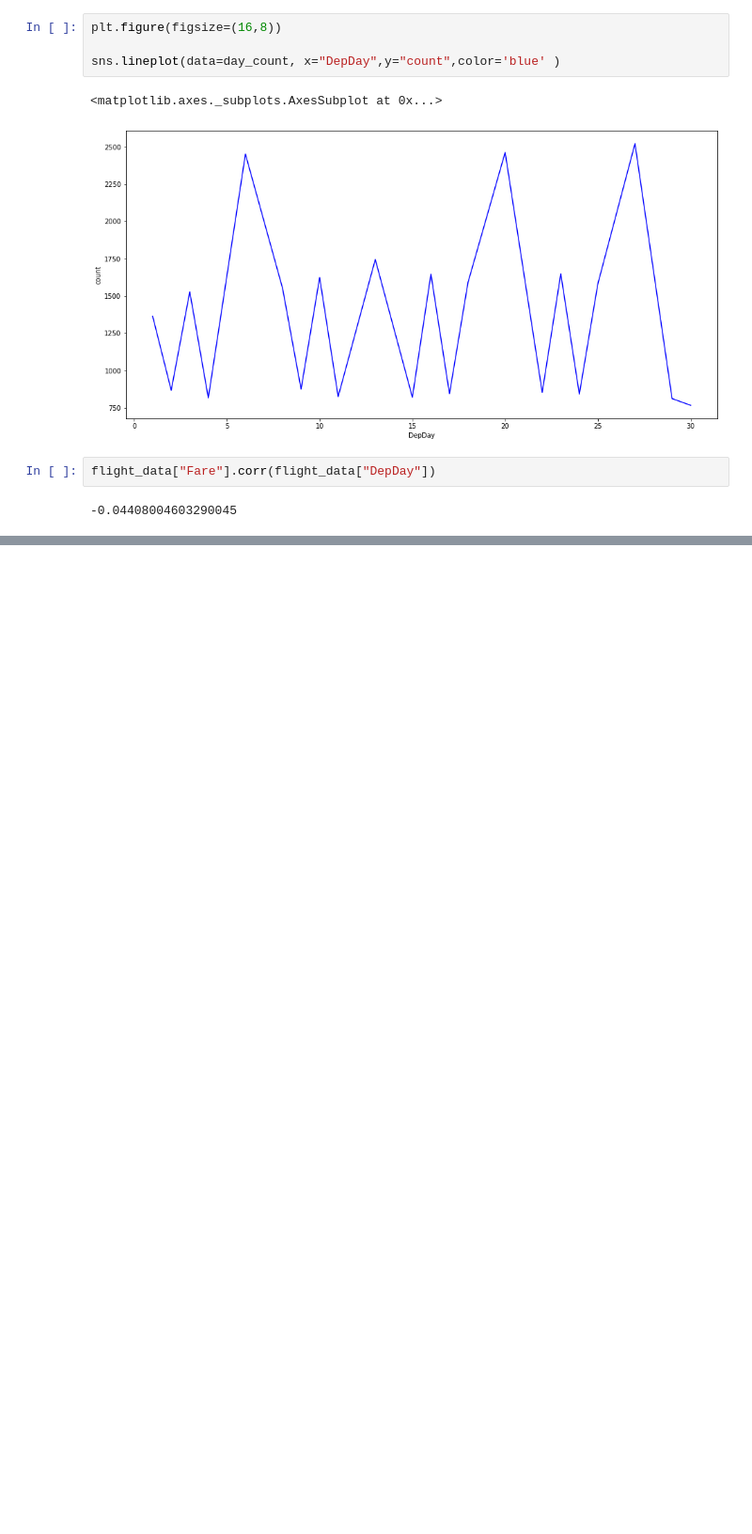
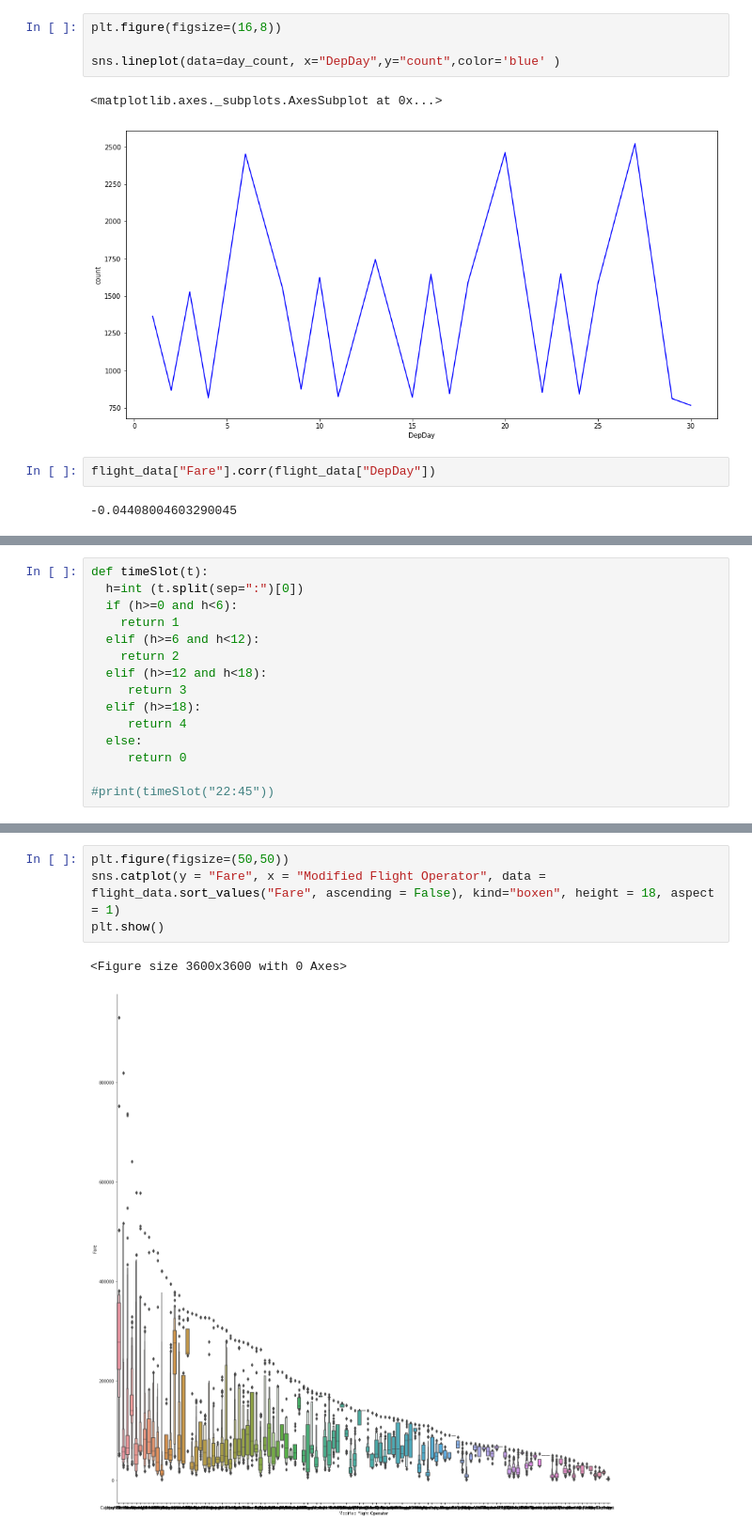
Before and after one commit to Daim-Nickel-Penny/Fly-Deals-Backend, a Jupyter notebook: Fly_Deals_Backend.ipynb, the cells around one changed output, grey strips where cells are left out. Shown at 94% size. Cells and saved outputs as stored; diff of their text form; blank space fills up the shorter version.

```diff
--- a/Fly_Deals_Backend.ipynb
+++ b/Fly_Deals_Backend.ipynb
@@ -388,0 +427,15 @@ flight_data["Fare"].corr(flight_data["DepDay"])
+# %%
+def timeSlot(t):
+  h=int (t.split(sep=":")[0])
+  if (h>=0 and h<6):
+    return 1
+  elif (h>=6 and h<12):
+    return 2
+  elif (h>=12 and h<18):
+     return 3
+  elif (h>=18):
+     return 4
+  else:
+     return 0
+
+#print(timeSlot("22:45"))
@@ -388,0 +508,7 @@ flight_data["Fare"].corr(flight_data["DepDay"])
+# %%
+plt.figure(figsize=(50,50))
+sns.catplot(y = "Fare", x = "Modified Flight Operator", data = flight_data.sort_values("Fare", ascending = False), kind="boxen", height = 18, aspect = 1)
+plt.show()
+# %% [output]
+<Figure size 3600x3600 with 0 Axes>
+[figure, added]
```
Also changed, not shown: parts of 25 cells of this notebook.
